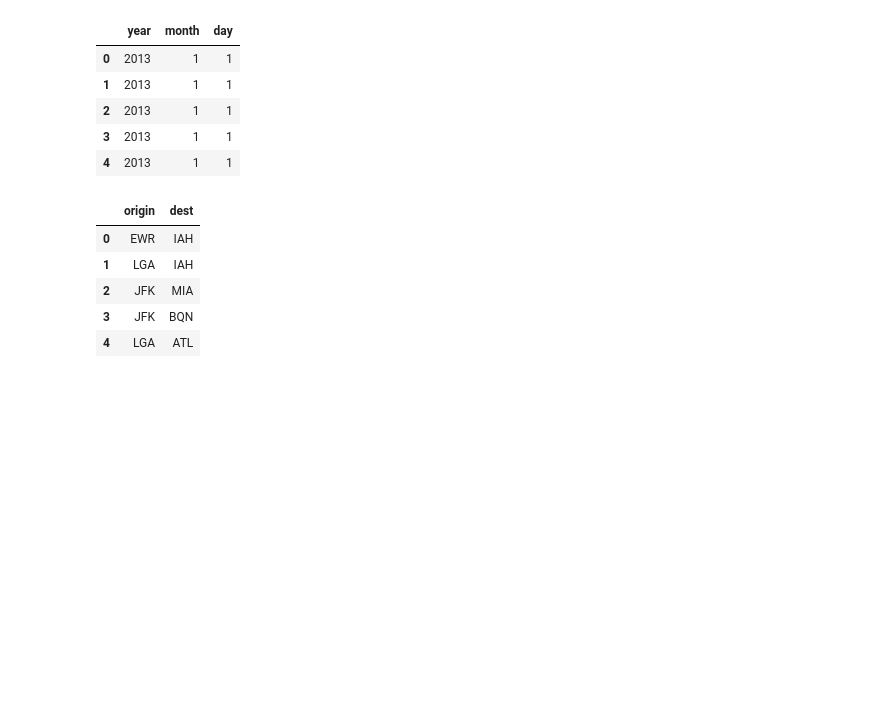
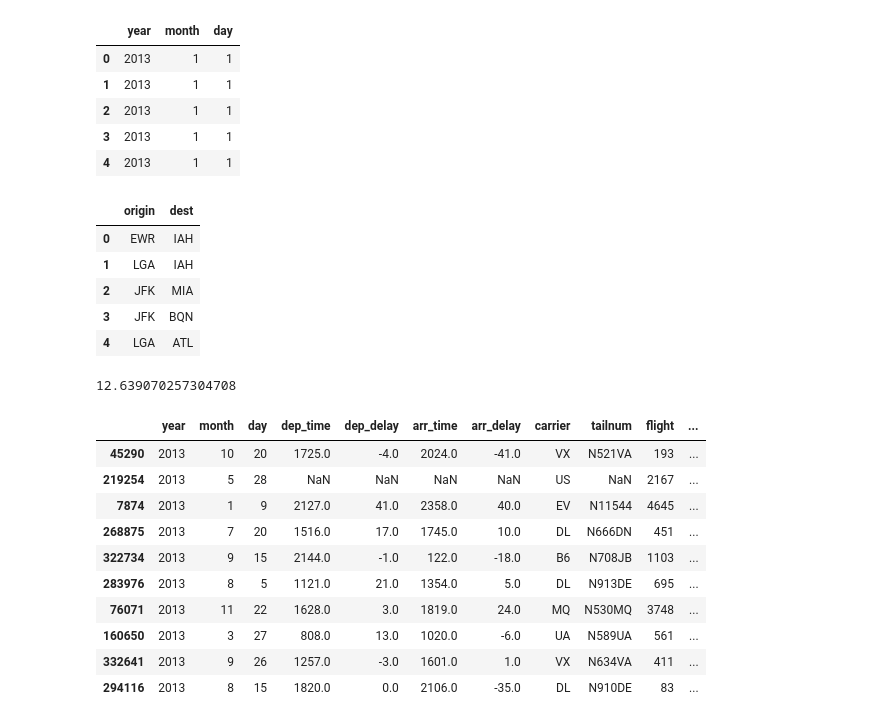
Before and after one commit to rmroman/dataPy_CADi, a Jupyter notebook: dataPyPersonal/Flights.ipynb, the cells around one changed output. Saved outputs shown, nothing was run; the diff lists cells and outputs as text; code cells hidden in the pictures; blank space fills up the shorter version.

Commit message:
Flights

```diff
--- a/dataPyPersonal/Flights.ipynb
+++ b/dataPyPersonal/Flights.ipynb
@@ -64,3 +64,24 @@ flights[['origin', 'dest']].drop_duplicates().head()
 # Adding categories
 flights['gain'] = flights.arr_delay - flights.dep_delay
 flights['speed'] = flights.distance / flights.air_time * 60
+# %%
+# Getting basic statistics
+flights.dep_delay.mean()
+# %% [output]
+12.639070257304708
+# %%
+# Random sampling
+selection = np.random.choice(flights.index, 10)
+flights.loc[selection]
+# %% [output]
+|  | year | month | day | dep_time | dep_delay | arr_time | arr_delay | carrier | tailnum | flight | ... |
+| 45290 | 2013 | 10 | 20 | 1725.0 | -4.0 | 2024.0 | -41.0 | VX | N521VA | 193 | ... |
+| 219254 | 2013 | 5 | 28 | NaN | NaN | NaN | NaN | US | NaN | 2167 | ... |
+| 7874 | 2013 | 1 | 9 | 2127.0 | 41.0 | 2358.0 | 40.0 | EV | N11544 | 4645 | ... |
+| 268875 | 2013 | 7 | 20 | 1516.0 | 17.0 | 1745.0 | 10.0 | DL | N666DN | 451 | ... |
+| 322734 | 2013 | 9 | 15 | 2144.0 | -1.0 | 122.0 | -18.0 | B6 | N708JB | 1103 | ... |
+| 283976 | 2013 | 8 | 5 | 1121.0 | 21.0 | 1354.0 | 5.0 | DL | N913DE | 695 | ... |
+| 76071 | 2013 | 11 | 22 | 1628.0 | 3.0 | 1819.0 | 24.0 | MQ | N530MQ | 3748 | ... |
+| 160650 | 2013 | 3 | 27 | 808.0 | 13.0 | 1020.0 | -6.0 | UA | N589UA | 561 | ... |
+| 332641 | 2013 | 9 | 26 | 1257.0 | -3.0 | 1601.0 | 1.0 | VX | N634VA | 411 | ... |
+| 294116 | 2013 | 8 | 15 | 1820.0 | 0.0 | 2106.0 | -35.0 | DL | N910DE | 83 | ... |
```
Also changed, not shown: parts of 3 cells of this notebook.
